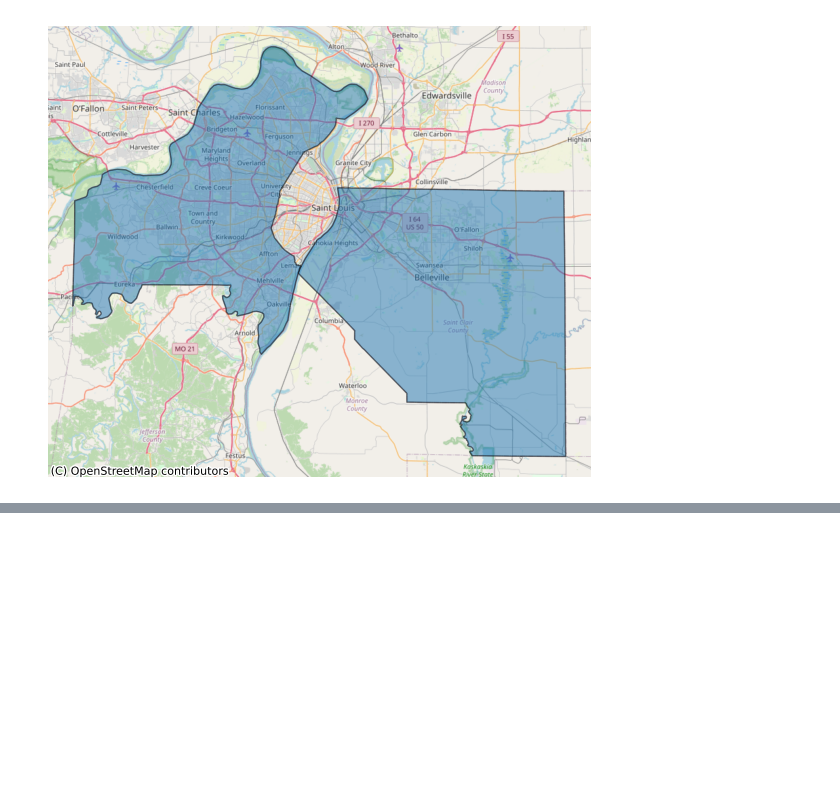
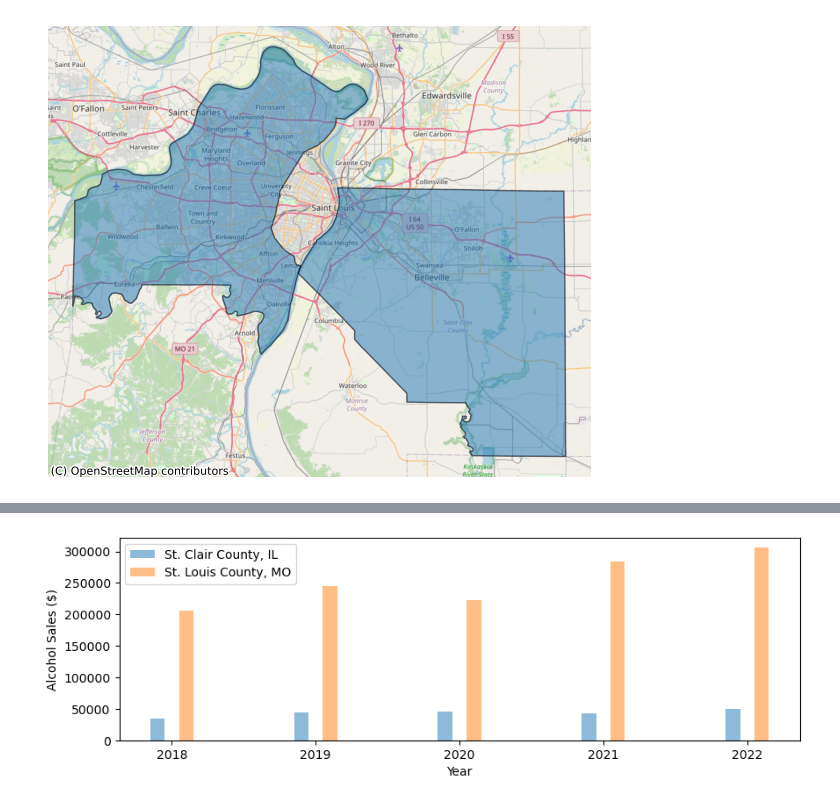
Before and after one commit to rs-kellogg/numerator-queries, a Jupyter notebook: numerator-queries.ipynb, the cells around one changed output, grey strips where cells are left out. Drawn from its saved outputs; the diff is of its cells as text; code cells hidden in the pictures; blank space fills up the shorter version.

```diff
--- a/numerator-queries.ipynb
+++ b/numerator-queries.ipynb
@@ -313,0 +436,21 @@ ctx.providers
+# %%
+df = pd.read_parquet('alcohol_sales_by_county.sql')\
+    .sort_values(by=['trans_year','trans_month'])\
+    .groupby(['trans_year','county_name','state_name'])['total_sales'].sum()\
+    .reset_index()
+
+fig, ax = plt.subplots(figsize=(10,3))
+ax.bar(df.loc[df['state_name'].eq('Illinois'),'trans_year']-0.1,
+        df.loc[df['state_name'].eq('Illinois'),'total_sales'],
+        alpha=0.5,width=0.1,label='St. Clair County, IL')
+ax.bar(df.loc[df['state_name'].eq('Missouri'),'trans_year']+0.1,
+        df.loc[df['state_name'].eq('Missouri'),'total_sales'],
+        alpha=0.5,width=0.1,label='St. Louis County, MO')
+ax.set_xlabel('Year')
+ax.set_ylabel('Alcohol Sales ($)')
+ax.legend()
+ax.set_title('')
+plt.savefig('alcohol_sales_by_county.png')
+plt.show()
+# %% [output]
+[figure, added]
```
Also changed, not shown: parts of 14 cells of this notebook, 1 other file.
